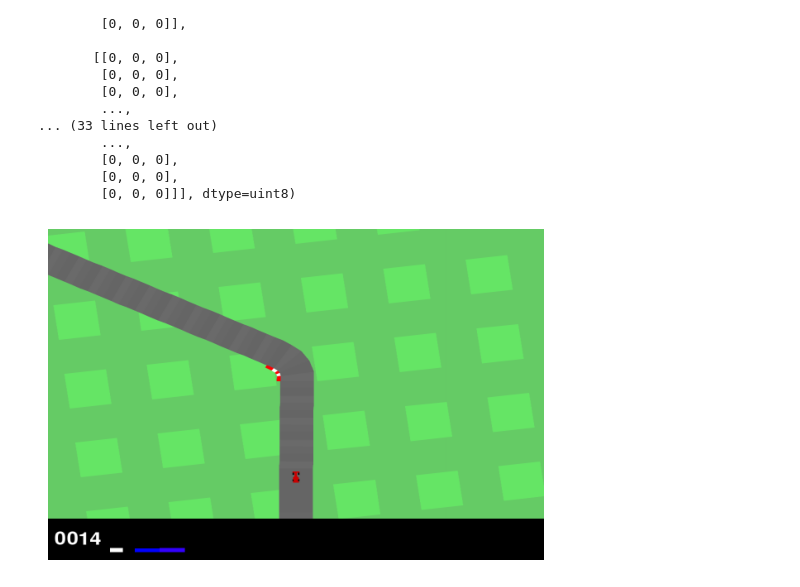
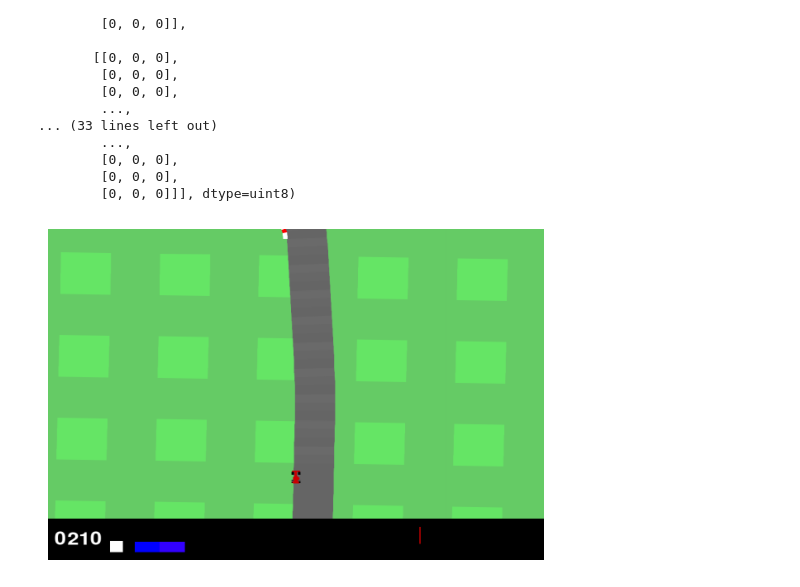
Before and after one commit to antoniopioricciardi/rl_relrepr_gymnasium, a Jupyter notebook: notebooks/high_quality_images.ipynb, the cells around one changed output. Cells and saved outputs as stored; diff of their text form; code cells hidden in the pictures.

```diff
--- a/notebooks/high_quality_images.ipynb
+++ b/notebooks/high_quality_images.ipynb
@@ -65,9 +65,9 @@ array([[[0, 0, 0],
         [0, 0, 0]]], dtype=uint8)
 # %%
 # plot ith image
-i = 40
+i = 300
 plt.imshow(obs[i], cmap='gray')
 plt.axis('off')
 plt.show()
 # %% [output]
-[figure, old version]
+[figure, new version]
```
Also changed, not shown: 23 other files.
